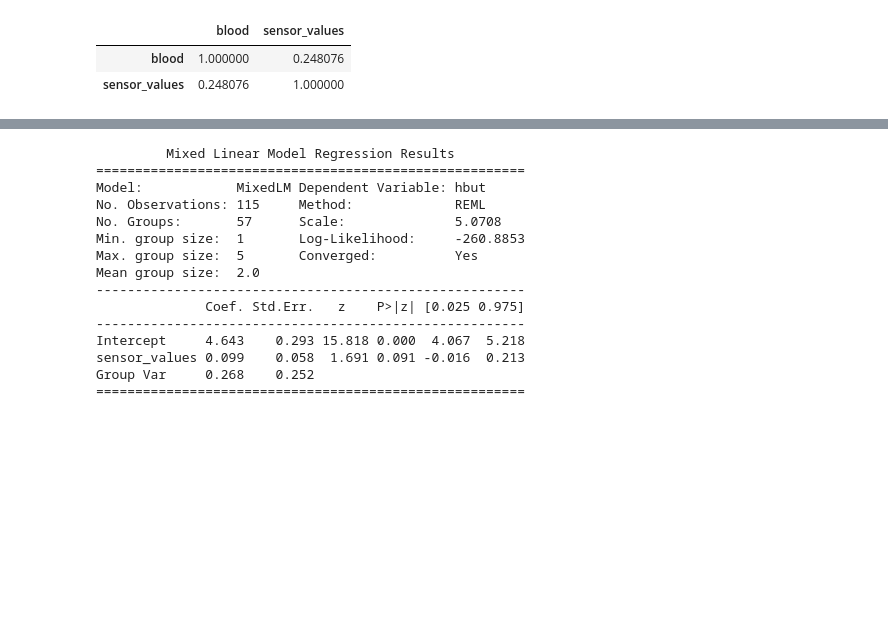
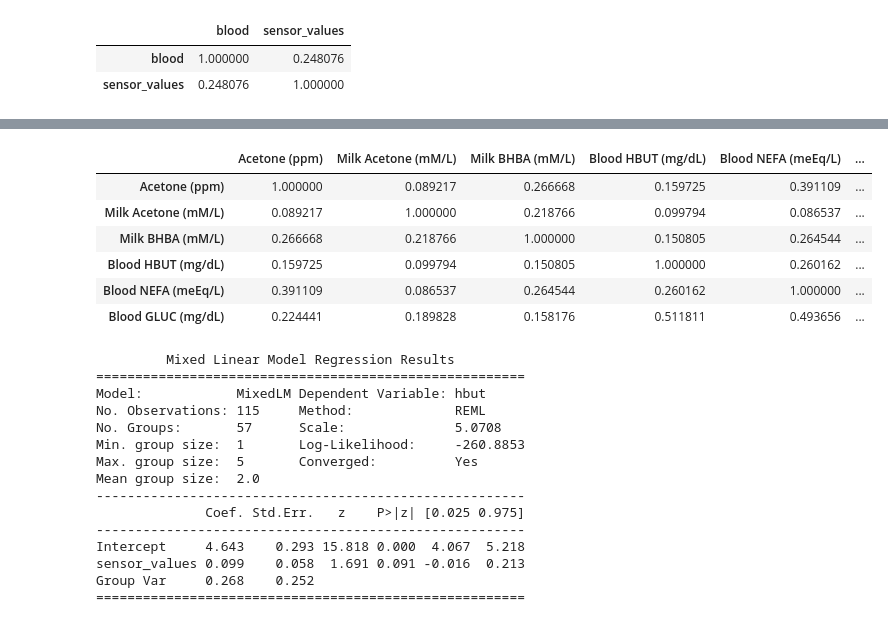
Before and after one commit to rajeshneupane7/ketosis_project, a Jupyter notebook: data_processing.ipynb, the cells around one changed output, grey strips where cells are left out. Saved outputs shown, nothing was run; the diff lists cells and outputs as text; code cells hidden in the pictures; blank space fills up the shorter version.

```diff
--- a/data_processing.ipynb
+++ b/data_processing.ipynb
@@ -137,3 +181,13 @@ Name: hbut, Length: 115, dtype: float64
+# %%
+matrix
+# %% [output]
+|  | Acetone (ppm) | Milk Acetone (mM/L) | Milk BHBA (mM/L) | Blood HBUT (mg/dL) | Blood NEFA (meEq/L) | ... |
+| Acetone (ppm) | 1.000000 | 0.089217 | 0.266668 | 0.159725 | 0.391109 | ... |
+| Milk Acetone (mM/L) | 0.089217 | 1.000000 | 0.218766 | 0.099794 | 0.086537 | ... |
+| Milk BHBA (mM/L) | 0.266668 | 0.218766 | 1.000000 | 0.150805 | 0.264544 | ... |
+| Blood HBUT (mg/dL) | 0.159725 | 0.099794 | 0.150805 | 1.000000 | 0.260162 | ... |
+| Blood NEFA (meEq/L) | 0.391109 | 0.086537 | 0.264544 | 0.260162 | 1.000000 | ... |
+| Blood GLUC (mg/dL) | 0.224441 | 0.189828 | 0.158176 | 0.511811 | 0.493656 | ... |
 # %%
 import statsmodels.formula.api as smf
 
```
Also changed, not shown: parts of 4 cells of this notebook.
